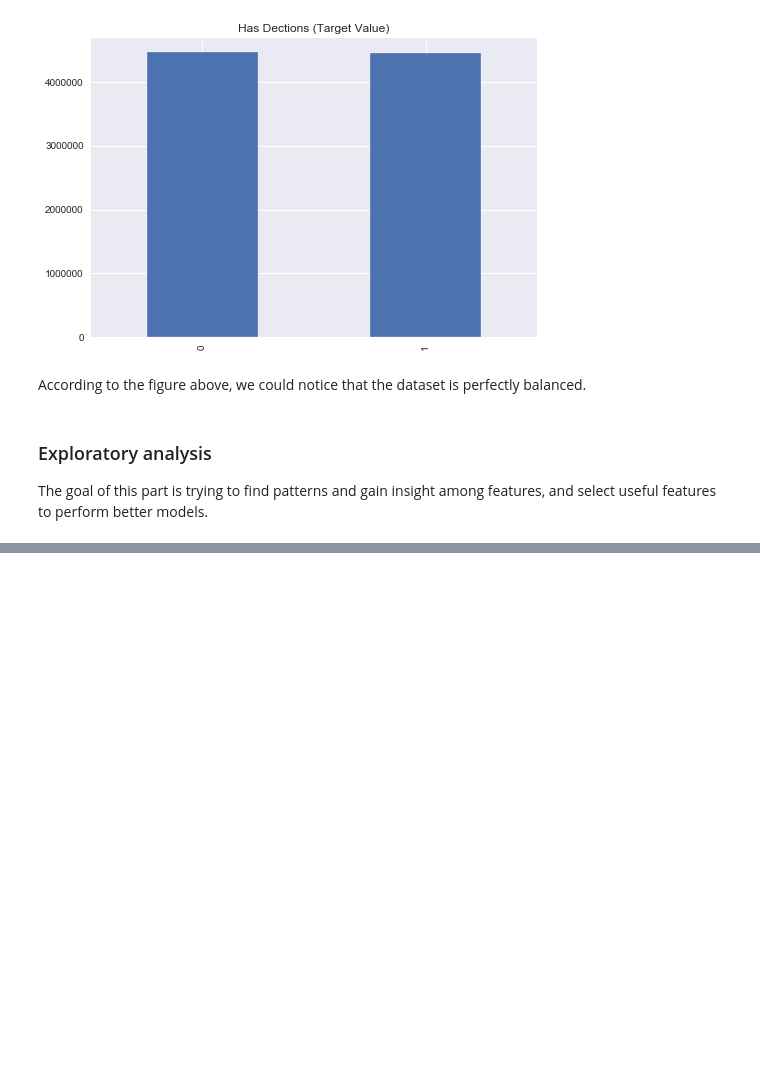
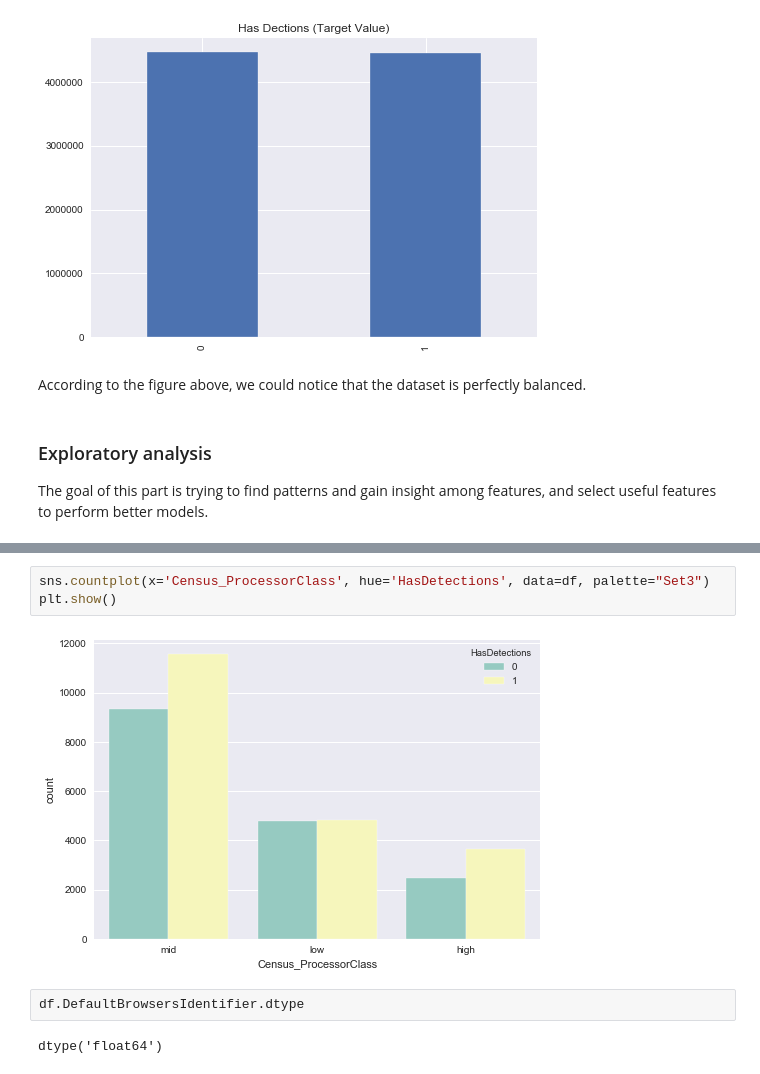
Before and after one commit to jacquelineguo/DS_Capstone_2, a Jupyter notebook: Capstone_Project_Microsoft_Malware_Prediction.ipynb, the cells around one changed output, grey strips where cells are left out. Drawn from its saved outputs; the diff is of its cells as text; blank space fills up the shorter version.

```diff
--- a/Capstone_Project_Microsoft_Malware_Prediction.ipynb
+++ b/Capstone_Project_Microsoft_Malware_Prediction.ipynb
@@ -91,0 +121,9 @@ The goal of this part is trying to find patterns and gain insight among features
+# %%
+sns.countplot(x='Census_ProcessorClass', hue='HasDetections', data=df, palette="Set3")
+plt.show()
+# %% [output]
+[figure, added]
+# %%
+df.DefaultBrowsersIdentifier.dtype
+# %% [output]
+dtype('float64')
```
Also changed, not shown: parts of 7 cells of this notebook.
